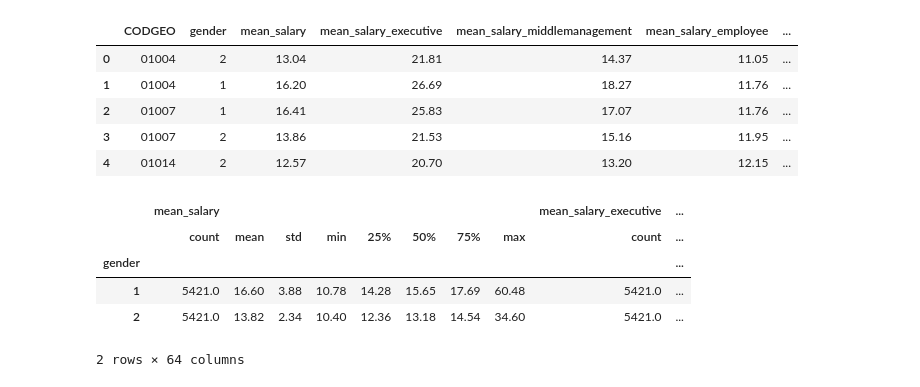
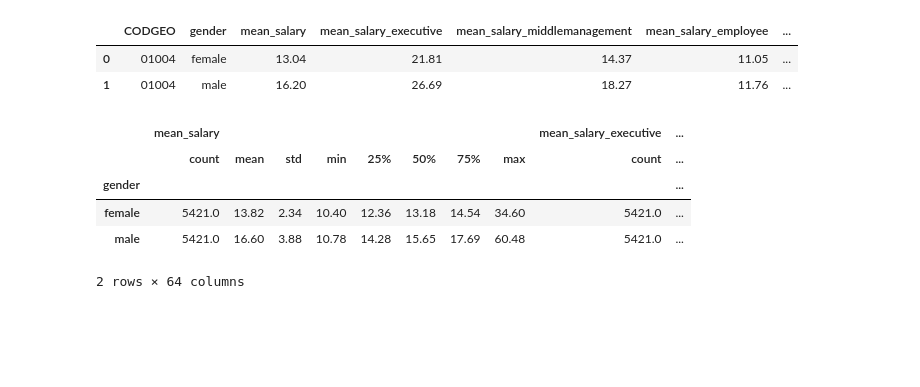
Before and after one commit to steprag/fp_finale_project, a Jupyter notebook: main/fp_dataexploring.ipynb, the cells around one changed output. Saved outputs shown, nothing was run; the diff lists cells and outputs as text; code cells hidden in the pictures; blank space fills up the shorter version.

```diff
--- a/main/fp_dataexploring.ipynb
+++ b/main/fp_dataexploring.ipynb
@@ -6,7 +8,7 @@ import seaborn as sns
 # %%
-#salary = pd.read_csv('dataset/clean_data/salary_concat.csv', sep=',')
-#salary_all = pd.read_csv('dataset/clean_data/salary_final.csv', sep=',')
-#population = pd.read_csv('dataset/clean_data/population_clean.csv', sep=',')
-#population_all = pd.read_csv('dataset/clean_data/population_csp_clean.csv', sep=',')
-#geography = pd.read_csv('dataset/clean_data/geography_clean.csv', sep=',')
+salary = pd.read_csv('dataset/clean_data/salary_concat.csv', sep=',')
+salary_all = pd.read_csv('dataset/clean_data/salary_final.csv', sep=',')
+population = pd.read_csv('dataset/clean_data/population_clean.csv', sep=';')
+population_all = pd.read_csv('dataset/clean_data/population_csp_clean.csv', sep=',')
+geography = pd.read_csv('dataset/clean_data/geography_clean.csv', sep=',')
 establishment = pd.read_csv('dataset/clean_data/establishment_clean.csv', sep=',')
@@ -34,26 +173,25 @@ Index(['CODGEO', 'mean_salary', 'mean_salary_executive',
 # %%
 # réorganiser les colonnes dans l'ordre spécifié
 salary = salary.loc[:, ['CODGEO', 'gender', 'mean_salary', 'mean_salary_executive',
                         'mean_salary_middlemanagement', 'mean_salary_employee',
                         'mean_salary_worker', 'mean_salary_youngage',
                         'mean_salary_mediumage', 'mean_salary_oldage']]
 
 # Sélectionner toutes les colonnes sauf 'CODGEO' et 'gender'
 colonnes_a_arrondir = [colonne for colonne in salary.columns if colonne not in ['CODGEO', 'gender']]
 
 # Arrondir les valeurs des colonnes sélectionnées au deuxième décimale
 salary[colonnes_a_arrondir] = salary[colonnes_a_arrondir].round(2)
 
+# Remplacer les valeurs 1 par 'male' et 2 par 'female' dans la colonne 'gender'
+salary['gender'] = salary['gender'].replace({1: 'male', 2: 'female'})
 
 # Afficher les premières lignes du DataFrame pour vérifier l'ordre des colonnes
-salary.head()
+salary.head(2)
 # %% [output]
 |  | CODGEO | gender | mean_salary | mean_salary_executive | mean_salary_middlemanagement | mean_salary_employee | ... |
-| 0 | 01004 | 2 | 13.04 | 21.81 | 14.37 | 11.05 | ... |
-| 1 | 01004 | 1 | 16.20 | 26.69 | 18.27 | 11.76 | ... |
-| 2 | 01007 | 1 | 16.41 | 25.83 | 17.07 | 11.76 | ... |
-| 3 | 01007 | 2 | 13.86 | 21.53 | 15.16 | 11.95 | ... |
-| 4 | 01014 | 2 | 12.57 | 20.70 | 13.20 | 12.15 | ... |
+| 0 | 01004 | female | 13.04 | 21.81 | 14.37 | 11.05 | ... |
+| 1 | 01004 | male | 16.20 | 26.69 | 18.27 | 11.76 | ... |
 # %%
 salary_by_gender = salary.groupby('gender').describe().round(2)
 
@@ -62,6 +200,6 @@ salary_by_gender
 |  | mean_salary |  |  |  |  |  |  |  | mean_salary_executive | ... |
 |  | count | mean | std | min | 25% | 50% | 75% | max | count | ... |
 | gender |  |  |  |  |  |  |  |  |  | ... |
-| 1 | 5421.0 | 16.60 | 3.88 | 10.78 | 14.28 | 15.65 | 17.69 | 60.48 | 5421.0 | ... |
-| 2 | 5421.0 | 13.82 | 2.34 | 10.40 | 12.36 | 13.18 | 14.54 | 34.60 | 5421.0 | ... |
+| female | 5421.0 | 13.82 | 2.34 | 10.40 | 12.36 | 13.18 | 14.54 | 34.60 | 5421.0 | ... |
+| male | 5421.0 | 16.60 | 3.88 | 10.78 | 14.28 | 15.65 | 17.69 | 60.48 | 5421.0 | ... |
 2 rows × 64 columns
```
Also changed, not shown: parts of 47 cells of this notebook, 23 other files.
